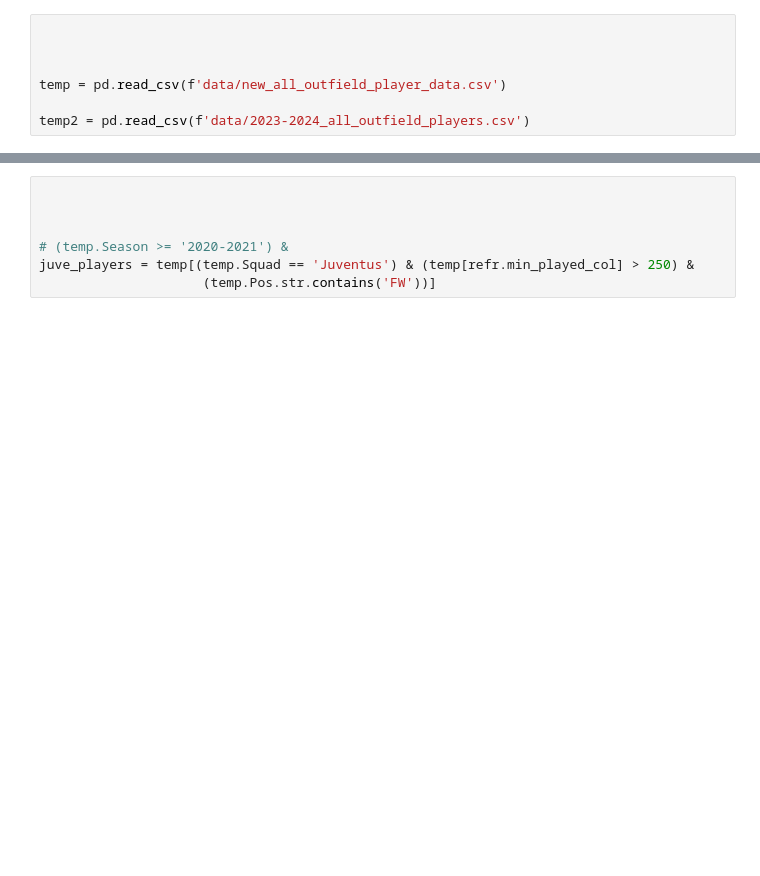
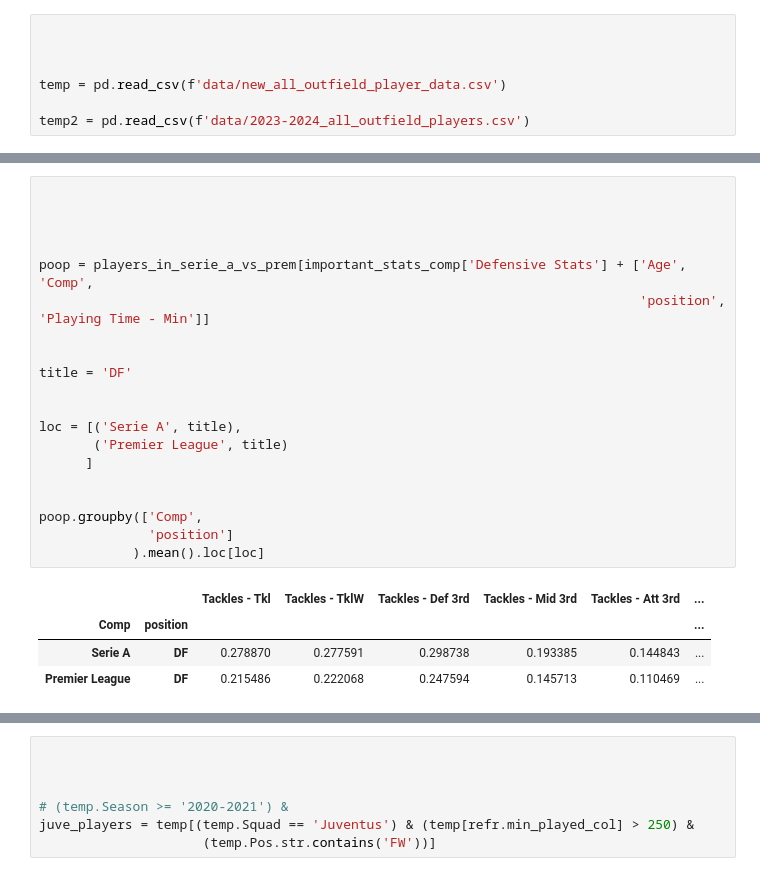
Before and after one commit to Rhys2024/Soccer_Visualization_Streamlit, a Jupyter notebook: Untitled.ipynb, the cells around one changed output, grey strips where cells are left out. Saved outputs shown, nothing was run; the diff lists cells and outputs as text; blank space fills up the shorter version.

```diff
--- a/Untitled.ipynb
+++ b/Untitled.ipynb
@@ -14,3 +321,28 @@ temp2 = pd.read_csv(f'data/2023-2024_all_outfield_players.csv')
+# %%
+
+
+
+
+poop = players_in_serie_a_vs_prem[important_stats_comp['Defensive Stats'] + ['Age', 'Comp',
+                                                                             'position', 'Playing Time - Min']]
+
+
+title = 'DF'
+
+
+loc = [('Serie A', title),
+       ('Premier League', title)
+      ]
+
+
+poop.groupby(['Comp',
+              'position']
+            ).mean().loc[loc]
+# %% [output]
+|  |  | Tackles - Tkl | Tackles - TklW | Tackles - Def 3rd | Tackles - Mid 3rd | Tackles - Att 3rd | ... |
+| Comp | position |  |  |  |  |  | ... |
+| Serie A | DF | 0.278870 | 0.277591 | 0.298738 | 0.193385 | 0.144843 | ... |
+| Premier League | DF | 0.215486 | 0.222068 | 0.247594 | 0.145713 | 0.110469 | ... |
 # %%
 
 
```
Also changed, not shown: parts of 19 cells of this notebook, 11 other files.
